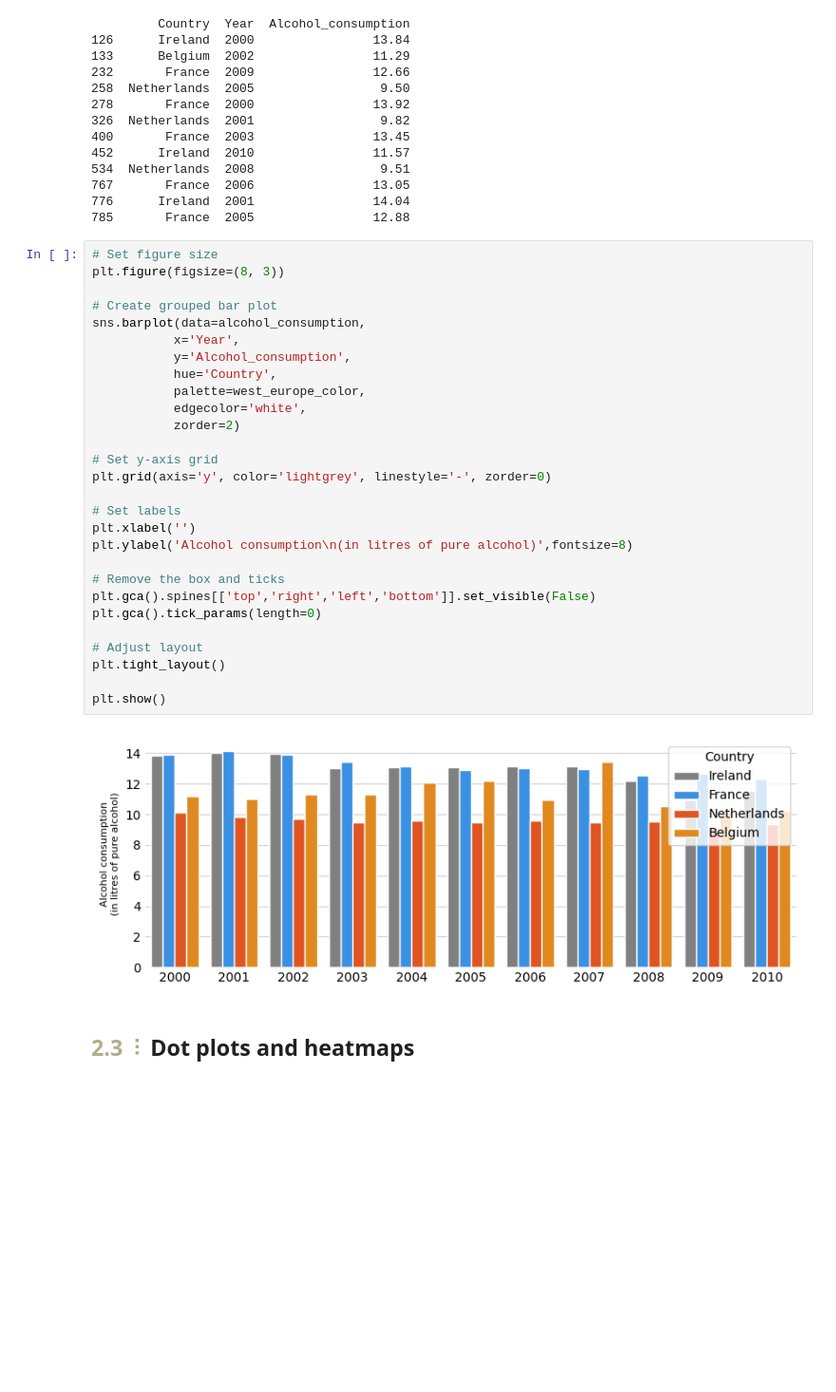
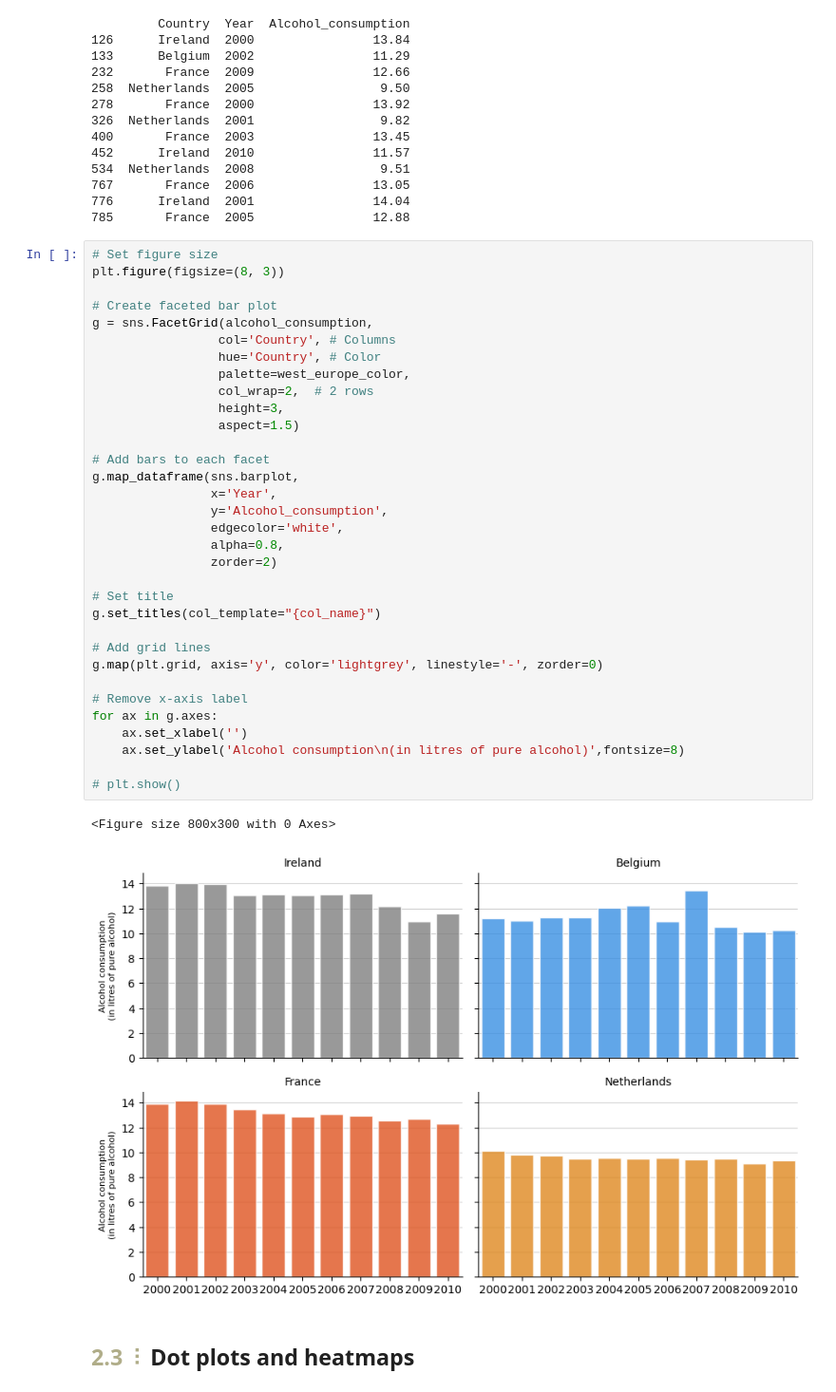
Before and after one commit to Leroymilo/DataVis, a Jupyter notebook: L2/AdriaanL_AcadWrit_DataViz_Lesson2.ipynb, the cells around one changed output. Shown at 95% size. Cells and saved outputs as stored; diff of their text form; blank space fills up the shorter version.

```diff
--- a/L2/AdriaanL_AcadWrit_DataViz_Lesson2.ipynb
+++ b/L2/AdriaanL_AcadWrit_DataViz_Lesson2.ipynb
@@ -575,33 +575,39 @@ print(alcohol_consumption.head(12))
 # %%
 # Set figure size
 plt.figure(figsize=(8, 3))
 
-# Create grouped bar plot
-sns.barplot(data=alcohol_consumption,
-           x='Year',
-           y='Alcohol_consumption',
-           hue='Country',
-           palette=west_europe_color,
-           edgecolor='white',
-           zorder=2)
+# Create faceted bar plot
+g = sns.FacetGrid(alcohol_consumption,
+                 col='Country', # Columns
+                 hue='Country', # Color
+                 palette=west_europe_color,
+                 col_wrap=2,  # 2 rows
+                 height=3,
+                 aspect=1.5)
 
-# Set y-axis grid
-plt.grid(axis='y', color='lightgrey', linestyle='-', zorder=0)
+# Add bars to each facet
+g.map_dataframe(sns.barplot,
+                x='Year',
+                y='Alcohol_consumption',
+                edgecolor='white',
+                alpha=0.8,
+                zorder=2)
 
-# Set labels
-plt.xlabel('')
-plt.ylabel('Alcohol consumption\n(in litres of pure alcohol)',fontsize=8)
+# Set title
+g.set_titles(col_template="{col_name}")
 
-# Remove the box and ticks
-plt.gca().spines[['top','right','left','bottom']].set_visible(False)
-plt.gca().tick_params(length=0)
+# Add grid lines
+g.map(plt.grid, axis='y', color='lightgrey', linestyle='-', zorder=0)
 
-# Adjust layout
-plt.tight_layout()
+# Remove x-axis label
+for ax in g.axes:
+    ax.set_xlabel('')
+    ax.set_ylabel('Alcohol consumption\n(in litres of pure alcohol)',fontsize=8)
 
-plt.show()
+# plt.show()
 # %% [output]
+<Figure size 800x300 with 0 Axes>
-[figure, old version]
+[figure, new version]
 # %% [markdown]
 ## <font color="#B0AD89"><strong>2.3 ⫶ </strong></font>Dot plots and heatmaps
 # %% [markdown]
```
Also changed, not shown: parts of 4 cells of this notebook.
